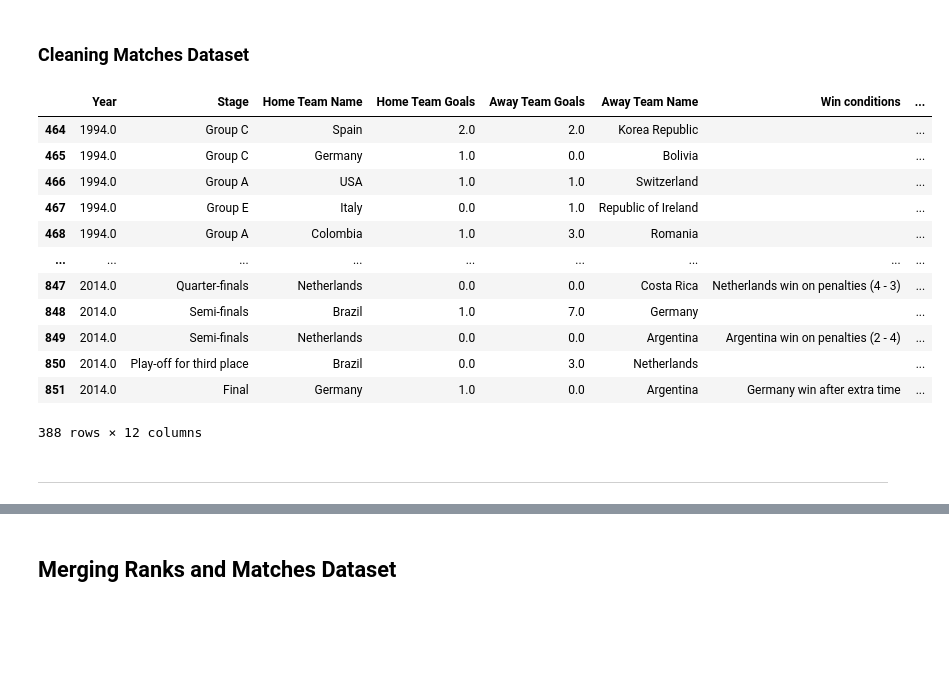
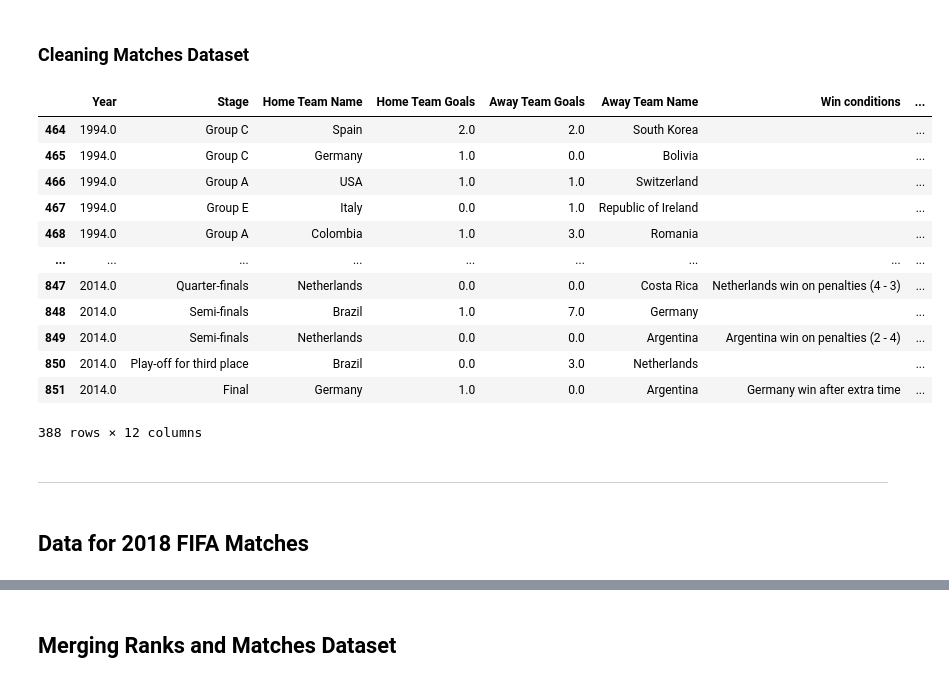
Before and after one commit to shrey233/Discovery-Project, a Jupyter notebook: Python Code/FIFA World Cup Randomness Analysis.ipynb, the cells around one changed output, grey strips where cells are left out. Cells and saved outputs as stored; diff of their text form; code cells hidden in the pictures; blank space fills up the shorter version.

```diff
--- a/Python Code/FIFA World Cup Randomness Analysis.ipynb
+++ b/Python Code/FIFA World Cup Randomness Analysis.ipynb
@@ -182,26 +186,42 @@ display(fifa_all)
 # %%
 ## Clean unnessary columns
 fifa_clean = fifa_all.drop(["Datetime","Stadium", "City", "Attendance", "Referee", "Assistant 1", "Assistant 2", "MatchID"], axis=1)
 
 ## Remove trailing NAs
 fifa_clean = fifa_clean.dropna(how='all')
 
 # Change old team name of Cote d'Ivoire to Ivory Coast
 fifa_clean[['Home Team Name', 'Away Team Name']] = fifa_clean[['Home Team Name', 'Away Team Name']].replace("C�te d'Ivoire", "Ivory Coast")
 
+# Change team name of IR Iran to Iran
+fifa_clean[['Home Team Name', 'Away Team Name']] = fifa_clean[['Home Team Name', 'Away Team Name']].replace("IR Iran", "Iran")
+
+# Change team name of Korea Republic to South Korea
+fifa_clean[['Home Team Name', 'Away Team Name']] = fifa_clean[['Home Team Name', 'Away Team Name']].replace("Korea Republic", "South Korea")
+
+
+
 # Remove extra code chunk of " rn"> "
 fifa_clean[['Home Team Name', 'Away Team Name']] = fifa_clean[['Home Team Name', 'Away Team Name']].replace({'rn">':''}, regex=True)
+
+###########
+
+# Rename rows with 'Third place' to all be consistent
+#fifa_clean['Stage'] = fifa_clean['Stage'].replace({' place$':'Third-Place'}, regex = True)
+#fifa_clean.loc[fifa_clean['Stage'].str.endswith('place')] = 'Third-Place'
+
+###########
 
 # Filter rows based on years from 1994 to 2014
 newdf = (fifa_clean['Year'] >= 1994) & (fifa_clean['Year'] <= 2014)
 
 # locate rows and access them using .loc() function
 fifa_clean = fifa_clean.loc[newdf]
 
 display(fifa_clean)
 # %% [output]
 |  | Year | Stage | Home Team Name | Home Team Goals | Away Team Goals | Away Team Name | Win conditions | ... |
-| 464 | 1994.0 | Group C | Spain | 2.0 | 2.0 | Korea Republic |  | ... |
+| 464 | 1994.0 | Group C | Spain | 2.0 | 2.0 | South Korea |  | ... |
 | 465 | 1994.0 | Group C | Germany | 1.0 | 0.0 | Bolivia |  | ... |
 | 466 | 1994.0 | Group A | USA | 1.0 | 1.0 | Switzerland |  | ... |
 | 467 | 1994.0 | Group E | Italy | 0.0 | 1.0 | Republic of Ireland |  | ... |
@@ -215,3 +235,5 @@ display(fifa_clean)
 388 rows × 12 columns
 # %% [markdown]
 ***
+# %% [markdown]
+## Data for 2018 FIFA Matches
```
Also changed, not shown: parts of 63 cells of this notebook, 8 other files.
